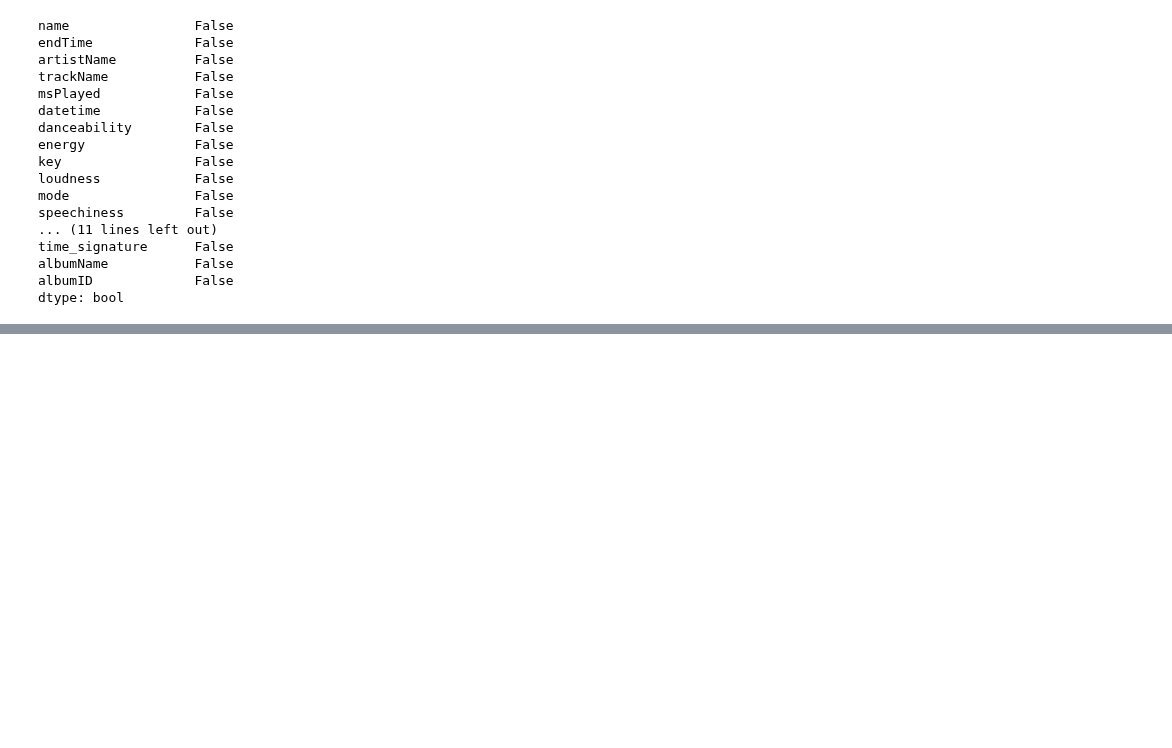
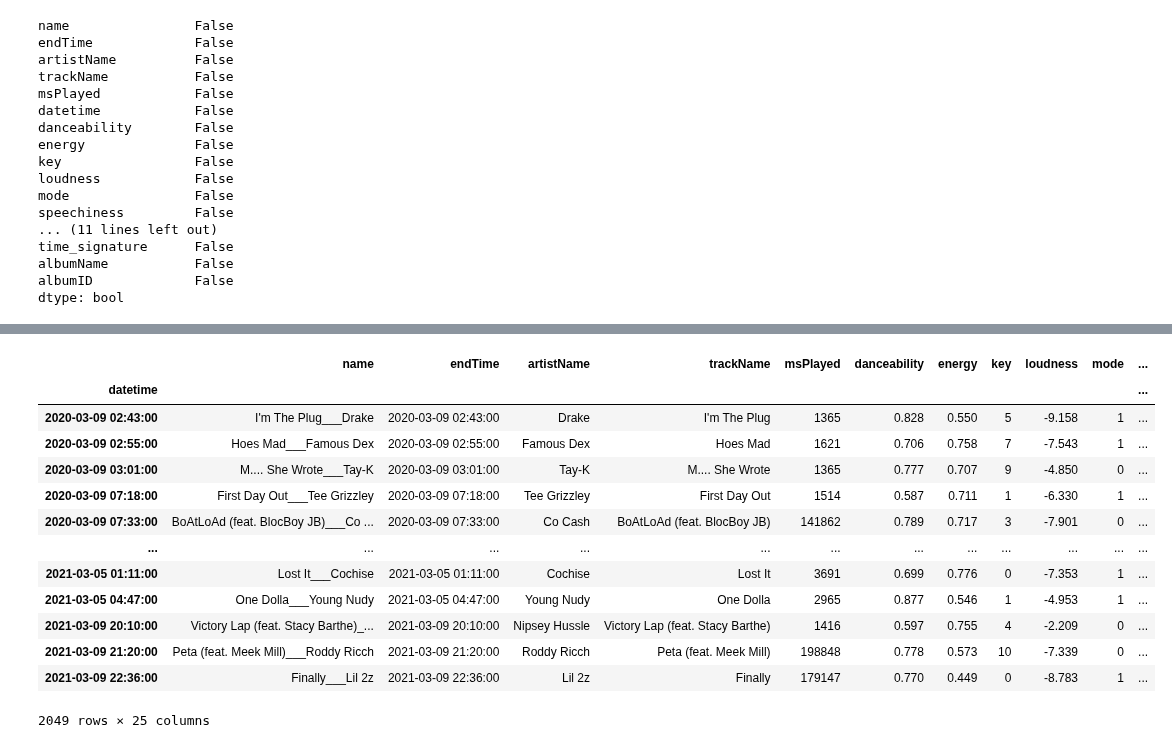
Before and after one commit to lognorman20/spotify_recommender, a Jupyter notebook: exploration.ipynb, the cells around one changed output, grey strips where cells are left out. Drawn from its saved outputs; the diff is of its cells as text; code cells hidden in the pictures; blank space fills up the shorter version.

```diff
--- a/exploration.ipynb
+++ b/exploration.ipynb
@@ -121,0 +123,17 @@ AttributeError: Can only use .dt accessor with datetimelike values
+# %%
+duplicated_songs.groupby('datetime').first()
+# %% [output]
+|  | name | endTime | artistName | trackName | msPlayed | danceability | energy | key | loudness | mode | ... |
+| datetime |  |  |  |  |  |  |  |  |  |  | ... |
+| 2020-03-09 02:43:00 | I'm The Plug___Drake | 2020-03-09 02:43:00 | Drake | I'm The Plug | 1365 | 0.828 | 0.550 | 5 | -9.158 | 1 | ... |
+| 2020-03-09 02:55:00 | Hoes Mad___Famous Dex | 2020-03-09 02:55:00 | Famous Dex | Hoes Mad | 1621 | 0.706 | 0.758 | 7 | -7.543 | 1 | ... |
+| 2020-03-09 03:01:00 | M.... She Wrote___Tay-K | 2020-03-09 03:01:00 | Tay-K | M.... She Wrote | 1365 | 0.777 | 0.707 | 9 | -4.850 | 0 | ... |
+| 2020-03-09 07:18:00 | First Day Out___Tee Grizzley | 2020-03-09 07:18:00 | Tee Grizzley | First Day Out | 1514 | 0.587 | 0.711 | 1 | -6.330 | 1 | ... |
+| 2020-03-09 07:33:00 | BoAtLoAd (feat. BlocBoy JB)___Co ... | 2020-03-09 07:33:00 | Co Cash | BoAtLoAd (feat. BlocBoy JB) | 141862 | 0.789 | 0.717 | 3 | -7.901 | 0 | ... |
+| ... | ... | ... | ... | ... | ... | ... | ... | ... | ... | ... | ... |
+| 2021-03-05 01:11:00 | Lost It___Cochise | 2021-03-05 01:11:00 | Cochise | Lost It | 3691 | 0.699 | 0.776 | 0 | -7.353 | 1 | ... |
+| 2021-03-05 04:47:00 | One Dolla___Young Nudy | 2021-03-05 04:47:00 | Young Nudy | One Dolla | 2965 | 0.877 | 0.546 | 1 | -4.953 | 1 | ... |
+| 2021-03-09 20:10:00 | Victory Lap (feat. Stacy Barthe)_... | 2021-03-09 20:10:00 | Nipsey Hussle | Victory Lap (feat. Stacy Barthe) | 1416 | 0.597 | 0.755 | 4 | -2.209 | 0 | ... |
+| 2021-03-09 21:20:00 | Peta (feat. Meek Mill)___Roddy Ricch | 2021-03-09 21:20:00 | Roddy Ricch | Peta (feat. Meek Mill) | 198848 | 0.778 | 0.573 | 10 | -7.339 | 0 | ... |
+| 2021-03-09 22:36:00 | Finally___Lil 2z | 2021-03-09 22:36:00 | Lil 2z | Finally | 179147 | 0.770 | 0.449 | 0 | -8.783 | 1 | ... |
+2049 rows × 25 columns
```
Also changed, not shown: parts of 6 cells of this notebook.
